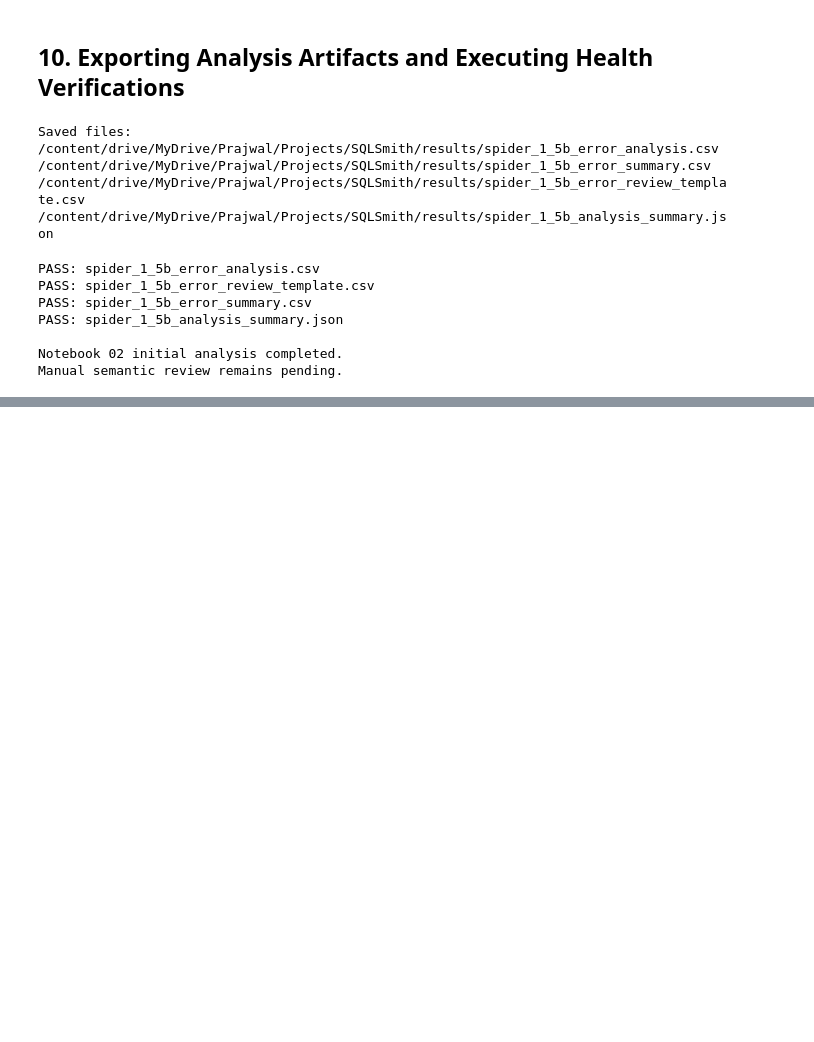
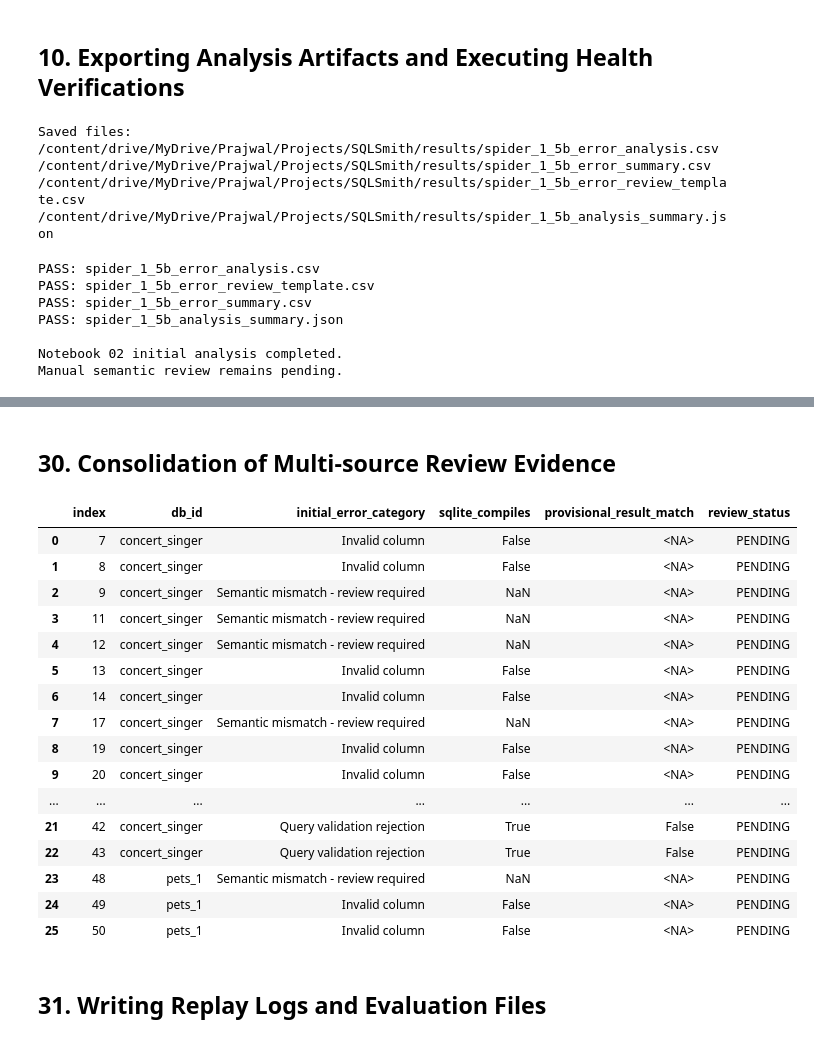
Before and after one commit to Prajwaln08/SQLSmith, a Jupyter notebook: 02_Spider_Error_Analysis.ipynb, the cells around one changed output, grey strips where cells are left out. Saved outputs shown, nothing was run; the diff lists cells and outputs as text; code cells hidden in the pictures; blank space fills up the shorter version.

Commit message:
feat: complete Spider 1.5B baseline error analysis

```diff
--- a/02_Spider_Error_Analysis.ipynb
+++ b/02_Spider_Error_Analysis.ipynb
@@ -480,0 +2002,70 @@ Manual semantic review remains pending.
+# %% [markdown]
+ ## 30. Consolidation of Multi-source Review Evidence
+# %%
+
+import pandas as pd
+
+consolidated = failures.copy()
+
+consolidated = consolidated.merge(
+    compilation_df[
+        ["index", "sqlite_compiles", "sqlite_error"]
+    ],
+    on="index",
+    how="left",
+    validate="one_to_one"
+)
+
+consolidated = consolidated.merge(
+    replay_df[
+        ["index", "provisional_result_match"]
+    ],
+    on="index",
+    how="left",
+    validate="one_to_one"
+)
+
+consolidated["provisional_result_match"] = (
+    consolidated["provisional_result_match"]
+    .astype("boolean")
+)
+
+consolidated["root_cause"] = ""
+consolidated["review_notes"] = ""
+consolidated["review_status"] = "PENDING"
+
+assert len(consolidated) == 26
+assert consolidated["index"].is_unique
+
+display(
+    consolidated[
+        [
+            "index",
+            "db_id",
+            "initial_error_category",
+            "sqlite_compiles",
+            "provisional_result_match",
+            "review_status"
+        ]
+    ]
+)
+# %% [output]
+|  | index | db_id | initial_error_category | sqlite_compiles | provisional_result_match | review_status |
+| 0 | 7 | concert_singer | Invalid column | False | <NA> | PENDING |
+| 1 | 8 | concert_singer | Invalid column | False | <NA> | PENDING |
+| 2 | 9 | concert_singer | Semantic mismatch - review required | NaN | <NA> | PENDING |
+| 3 | 11 | concert_singer | Semantic mismatch - review required | NaN | <NA> | PENDING |
+| 4 | 12 | concert_singer | Semantic mismatch - review required | NaN | <NA> | PENDING |
+| 5 | 13 | concert_singer | Invalid column | False | <NA> | PENDING |
+| 6 | 14 | concert_singer | Invalid column | False | <NA> | PENDING |
+| 7 | 17 | concert_singer | Semantic mismatch - review required | NaN | <NA> | PENDING |
+| 8 | 19 | concert_singer | Invalid column | False | <NA> | PENDING |
+| 9 | 20 | concert_singer | Invalid column | False | <NA> | PENDING |
+| ... | ... | ... | ... | ... | ... | ... |
+| 21 | 42 | concert_singer | Query validation rejection | True | False | PENDING |
+| 22 | 43 | concert_singer | Query validation rejection | True | False | PENDING |
+| 23 | 48 | pets_1 | Semantic mismatch - review required | NaN | <NA> | PENDING |
+| 24 | 49 | pets_1 | Invalid column | False | <NA> | PENDING |
+| 25 | 50 | pets_1 | Invalid column | False | <NA> | PENDING |
+# %% [markdown]
+ ## 31. Writing Replay Logs and Evaluation Files
```
Also changed, not shown: parts of 48 cells of this notebook.
